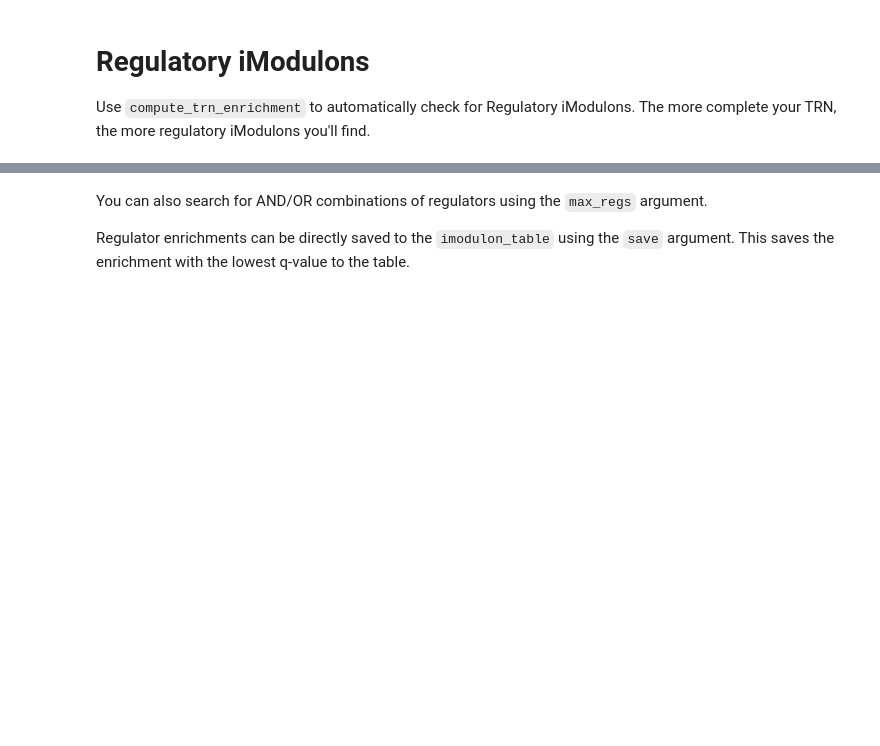
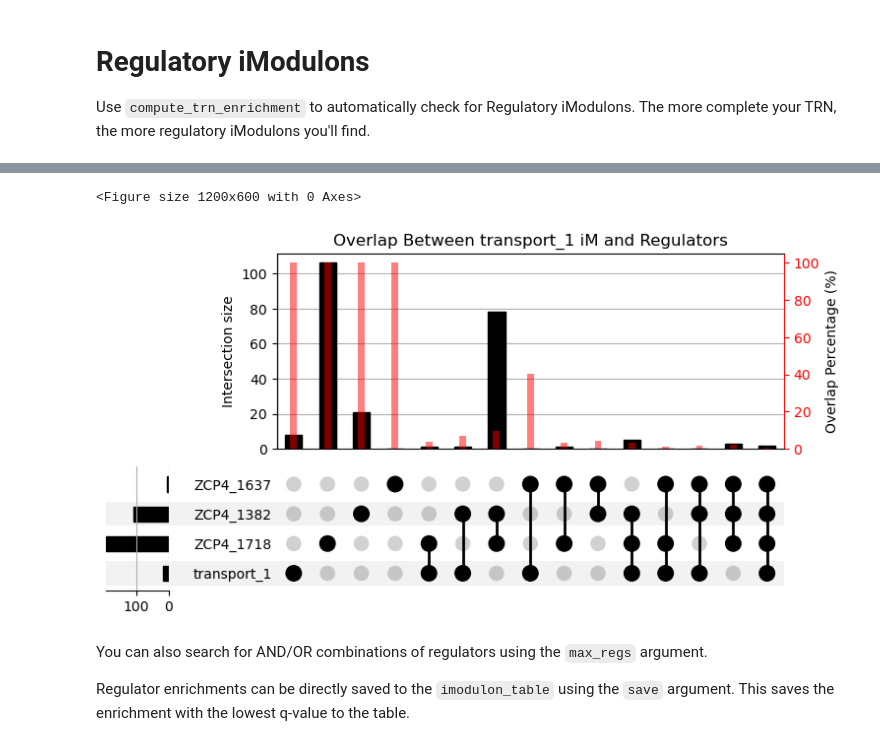
Before and after one commit to cristalzucsd/iModulonMiner, a Jupyter notebook: 5_characterize_iModulons/2_iModulon_characterization.ipynb, the cells around one changed output, grey strips where cells are left out. Saved outputs shown, nothing was run; the diff lists cells and outputs as text; code cells hidden in the pictures; blank space fills up the shorter version.

```diff
--- a/5_characterize_iModulons/2_iModulon_characterization.ipynb
+++ b/5_characterize_iModulons/2_iModulon_characterization.ipynb
@@ -148,0 +145,77 @@ ica_data.compute_trn_enrichment(fdr = .01)
+# %%
+# selection
+iM = 'transport_1'
+
+# Example data - multiple sets
+sets = {
+    iM : set(ica_data.view_imodulon(iM).index),
+}
+reg_to_size = {}
+for reg in temp[temp['imodulon'] == iM].regulator:
+    targets = set(df_trn[df_trn['regulator'] == reg].gene_id)
+    reg_to_size.update({reg : len(targets)})
+for reg in [k for k, _ in sorted(reg_to_size.items(), key = lambda k : -k[1])]:
+    targets = set(df_trn[df_trn['regulator'] == reg].gene_id)
+    sets.update({reg : targets})
+plotting_data = from_contents(sets)
+
+# Create figure
+fig = plt.figure(figsize=(12, 6))
+
+# Plot UpSet
+upset = UpSet(plotting_data, subset_size='auto', include_empty_subsets = True, min_subset_size = 0, min_degree = 1, sort_by='degree', sort_categories_by='input')
+upset.plot()
+
+# Get the main bar plot axis and create secondary axis
+intersection_ax = plt.gca()
+percent_ax = intersection_ax.twinx()
+
+# Get all set names in order
+elements = list(sets.keys())
+
+# Get all possible combinations
+all_combinations = []
+for r in range(1, len(elements) + 1):
+    for combo in combinations(elements, r):
+        bool_array = [elem in combo for elem in elements]
+        all_combinations.append(bool_array)
+
+# For each bar (which represents an intersection)
+for i, bar in enumerate(intersection_ax.patches):
+    if i < len(all_combinations):
+        # Get the sets involved in this intersection
+        involved_sets = [elements[j] for j, is_included in enumerate(all_combinations[i]) if is_included]
+
+        # Calculate intersection of all involved sets
+        intersection = sets[involved_sets[0]]
+        for set_name in involved_sets[1:]:
+            intersection = intersection.intersection(sets[set_name])
+
+        # Calculate union of all involved sets
+        union = sets[involved_sets[0]]
+        for set_name in involved_sets[1:]:
+            union = union.union(sets[set_name])
+
+        # Calculate overlap percentage (Jaccard index)
+        overlap_percent = (len(intersection) / len(union)) * 100
+
+        print(involved_sets, end = ' = ')
+        print(len(intersection), end = ' ... ')
+        print(overlap_percent)
+
+        # Plot percentage bar
+        x_pos = bar.get_x() + bar.get_width()/2
+        percent_ax.bar(x_pos, overlap_percent, width=0.2, color='red', alpha=0.5)
+
+# Configure the percentage axis
+percent_ax.set_ylabel('Overlap Percentage (%)')
+percent_ax.spines['right'].set_color('red')
+percent_ax.tick_params(axis='y', colors='red')
+
+plt.title('Overlap Between '+iM+' iM and Regulators')
+plt.tight_layout()
+plt.show()
+
+
+# TO DO - I can't get the percent bars to work right now to show total overlap, which I think would be very helpful
+# %% [output]
@@ -149,3 +237,5 @@ ica_data.compute_trn_enrichment(fdr = .01)
+<Figure size 1200x600 with 0 Axes>
+[figure, added]
 # %% [markdown]
 You can also search for AND/OR combinations of regulators using the `max_regs` argument.
 
```
Also changed, not shown: parts of 3 cells of this notebook, 1 other file.
